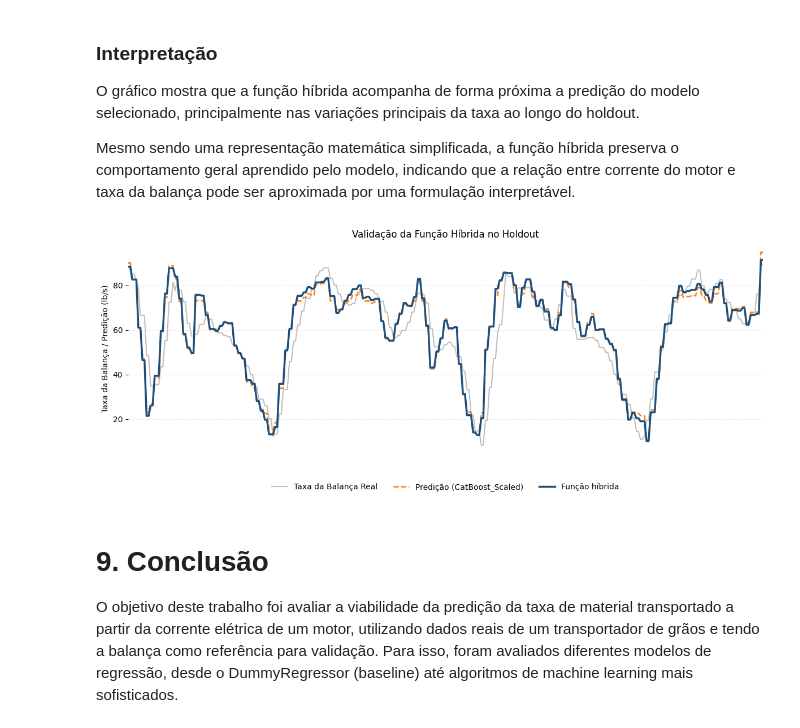
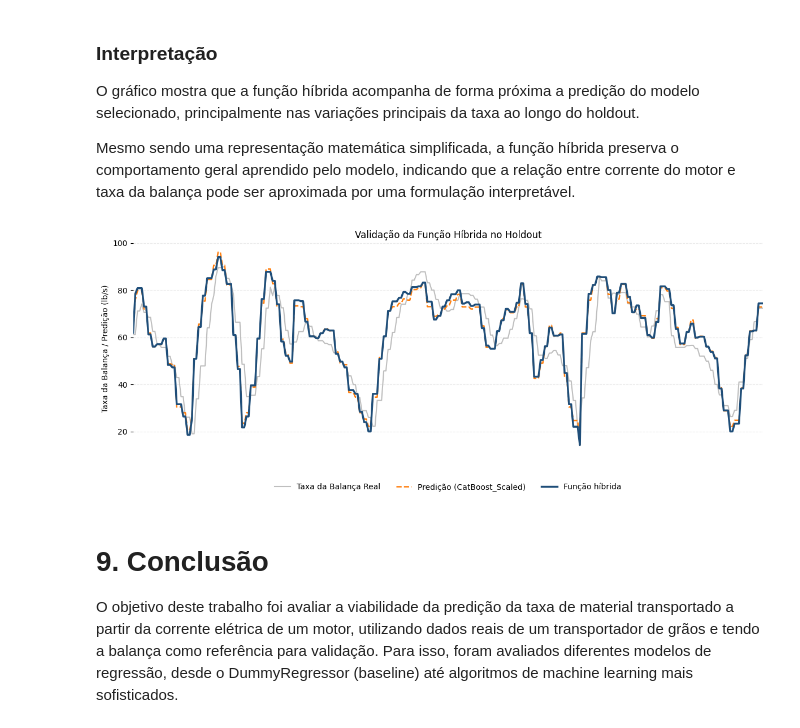
Before and after one commit to thaygorh/Machine-Learning-and-Analytics, a Jupyter notebook: mvp_machine_learning_and_analytics.ipynb, the cells around one changed output. Cells and saved outputs as stored; diff of their text form; code cells hidden in the pictures.

```diff
--- a/mvp_machine_learning_and_analytics.ipynb
+++ b/mvp_machine_learning_and_analytics.ipynb
@@ -224,7 +224,7 @@ def sat_with_exponent(x, A, k, p, tau_fixed):
 
 # Carregar dataset
 df = pd.read_csv(
-    "https://raw.githubusercontent.com/thaygorh/Machine-Learning-and-Analytics/refs/heads/main/Grain-Handling-Conveyor-Operational-Data-tratados.csv",
+    "https://raw.githubusercontent.com/thaygorh/Machine-Learning-and-Analytics/refs/heads/main/grain-elevator-operational-data-tratados.csv",
     sep=";"
 )
 
@@ -375,8 +375,8 @@ plt.show()
 PROBLEM_TYPE = "regressao"
 
 # Target e feature
-target = "taxa_da_balanca"
-feature_cols = ["corrente_do_motor"]
+target = "grain_flow_rate"
+feature_cols = ["motor_electrical_current"]
 
 X_all = df[feature_cols].copy()
 y_all = df[target].copy()
@@ -572,7 +572,7 @@ Por padrão, a variável `force_retrain` está como `False`, mas pode ser altera
 # %%
 # 7. Validação, Otimização e Resultados
 
-force_retrain = False  # Coloque True se quiser executar novamente toda a validação
+force_retrain = True  # Coloque True se quiser executar novamente toda a validação
 
 model_url = "https://raw.githubusercontent.com/thaygorh/Machine-Learning-and-Analytics/556eba94cf879c413061cec17e4e6a5048e6335a/best_model.pkl"
 model_path = "best_model.pkl"
@@ -1166,7 +1126,7 @@ O gráfico mostra que a curva híbrida ficou muito próxima da predição feita
 
 # 1) Simulação do intervalo de interesse
 x = np.arange(0, 30.01, 0.01)
-X_sim = pd.DataFrame({"corrente_do_motor": x})
+X_sim = pd.DataFrame({"motor_electrical_current": x})
 y_model = gs.predict(X_sim)
 
 # 2) Definição dos limites
@@ -1263,7 +1223,7 @@ Mesmo sendo uma representação matemática simplificada, a função híbrida pr
 # 8.6 Validação prática da função híbrida
 
 # Aplicar a função híbrida sobre os dados reais de corrente do holdout
-x_holdout = X_holdout["corrente_do_motor"].values
+x_holdout = X_holdout["motor_electrical_current"].values
 
 y_hybrid_holdout = np.zeros_like(x_holdout, dtype=float)
 
@@ -1314,34 +1274,34 @@ ax1.plot(
     label="Função híbrida"
 )
 
 # Remover margens laterais
 ax1.margins(x=0)
 
 # Remover bordas do gráfico
 ax1.spines["top"].set_visible(False)
 ax1.spines["right"].set_visible(False)
 ax1.spines["left"].set_visible(False)
 ax1.spines["bottom"].set_visible(False)
 
 ax1.set_xlabel("")
 ax1.set_xticks([])
 ax1.set_ylabel("Taxa da Balança / Predição (lb/s)")
 
 plt.title("Validação da Função Híbrida no Holdout")
 
 plt.legend(
     loc="upper center",
     bbox_to_anchor=(0.5, -0.1),
     ncol=3,
     frameon=False
 )
 
 plt.grid(True, linestyle="--", alpha=0.25)
 
 plt.tight_layout()
 plt.show()
 # %% [output]
-[figure, old version]
+[figure, new version]
 # %% [markdown]
 # 9. Conclusão
 
```
Also changed, not shown: parts of 14 cells of this notebook.
